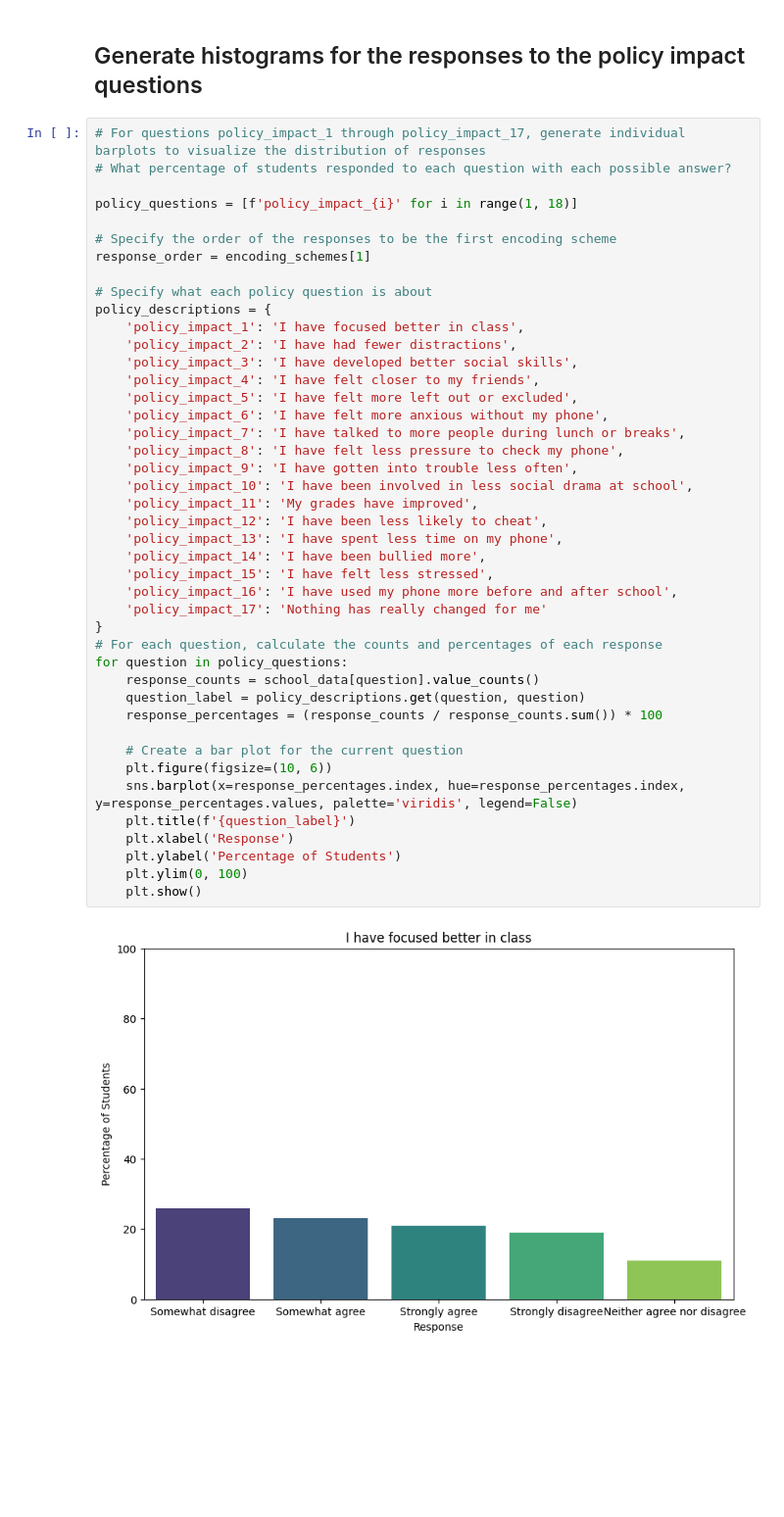
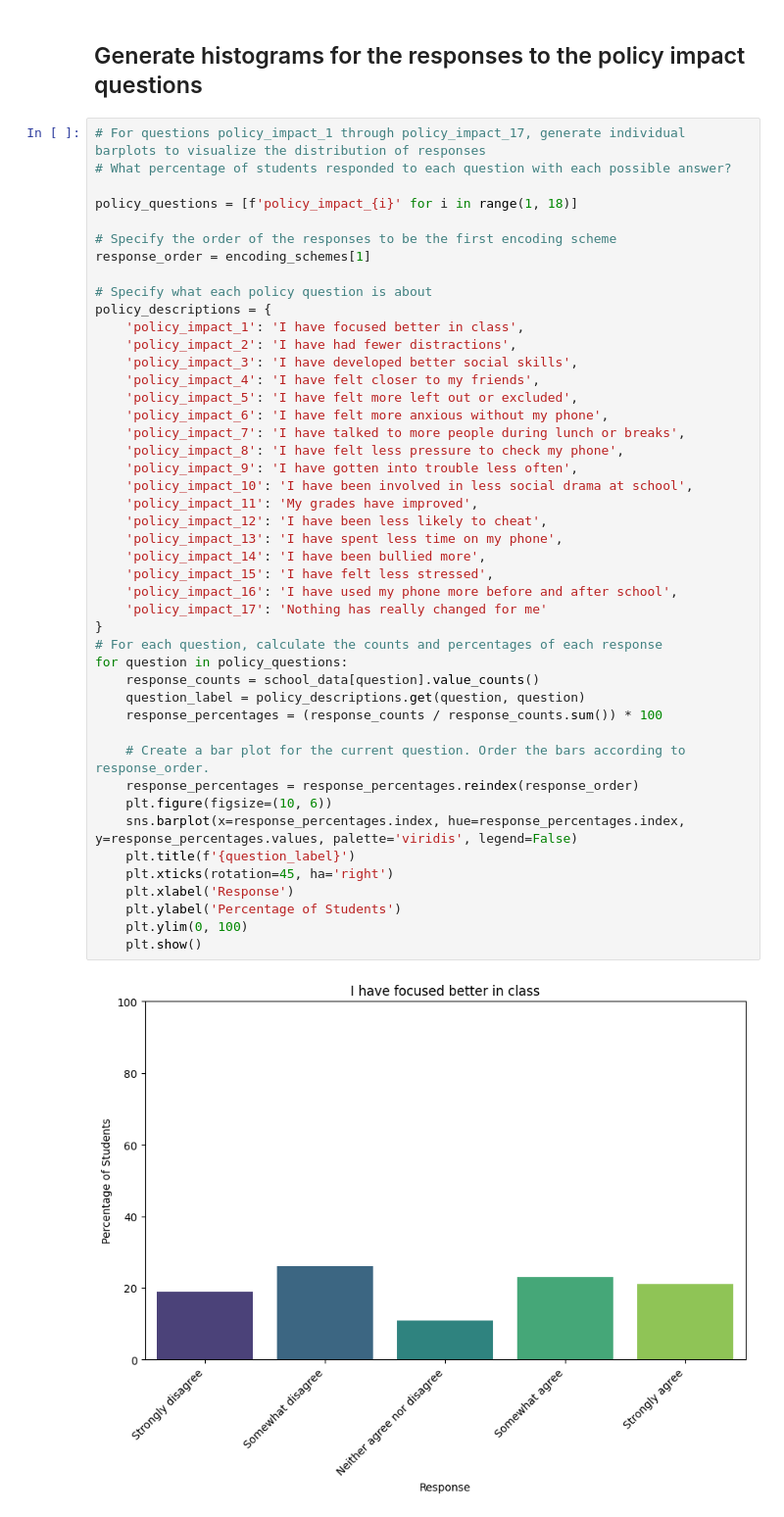
Before and after one commit to sarahhannahwu/taps, a Jupyter notebook: analysis.ipynb, the cells around one changed output. Shown at 98% size. Drawn from its saved outputs; the diff is of its cells as text; blank space fills up the shorter version.

```diff
--- a/analysis.ipynb
+++ b/analysis.ipynb
@@ -131,32 +131,34 @@ policy_descriptions = {
     'policy_impact_3': 'I have developed better social skills',
     'policy_impact_4': 'I have felt closer to my friends',
     'policy_impact_5': 'I have felt more left out or excluded',
     'policy_impact_6': 'I have felt more anxious without my phone',
     'policy_impact_7': 'I have talked to more people during lunch or breaks',
     'policy_impact_8': 'I have felt less pressure to check my phone',
     'policy_impact_9': 'I have gotten into trouble less often',
     'policy_impact_10': 'I have been involved in less social drama at school',
     'policy_impact_11': 'My grades have improved',
     'policy_impact_12': 'I have been less likely to cheat',
     'policy_impact_13': 'I have spent less time on my phone',
     'policy_impact_14': 'I have been bullied more',
     'policy_impact_15': 'I have felt less stressed',
     'policy_impact_16': 'I have used my phone more before and after school',
     'policy_impact_17': 'Nothing has really changed for me'
 }
 # For each question, calculate the counts and percentages of each response
 for question in policy_questions:
     response_counts = school_data[question].value_counts()
     question_label = policy_descriptions.get(question, question)
     response_percentages = (response_counts / response_counts.sum()) * 100
 
-    # Create a bar plot for the current question
+    # Create a bar plot for the current question. Order the bars according to response_order.
+    response_percentages = response_percentages.reindex(response_order)
     plt.figure(figsize=(10, 6))
     sns.barplot(x=response_percentages.index, hue=response_percentages.index, y=response_percentages.values, palette='viridis', legend=False)
     plt.title(f'{question_label}')
+    plt.xticks(rotation=45, ha='right')
     plt.xlabel('Response')
     plt.ylabel('Percentage of Students')
     plt.ylim(0, 100)
     plt.show()
 # %% [output]
-[figure, old version]
+[figure, new version]
```
Also changed, not shown: parts of 2 cells of this notebook.
